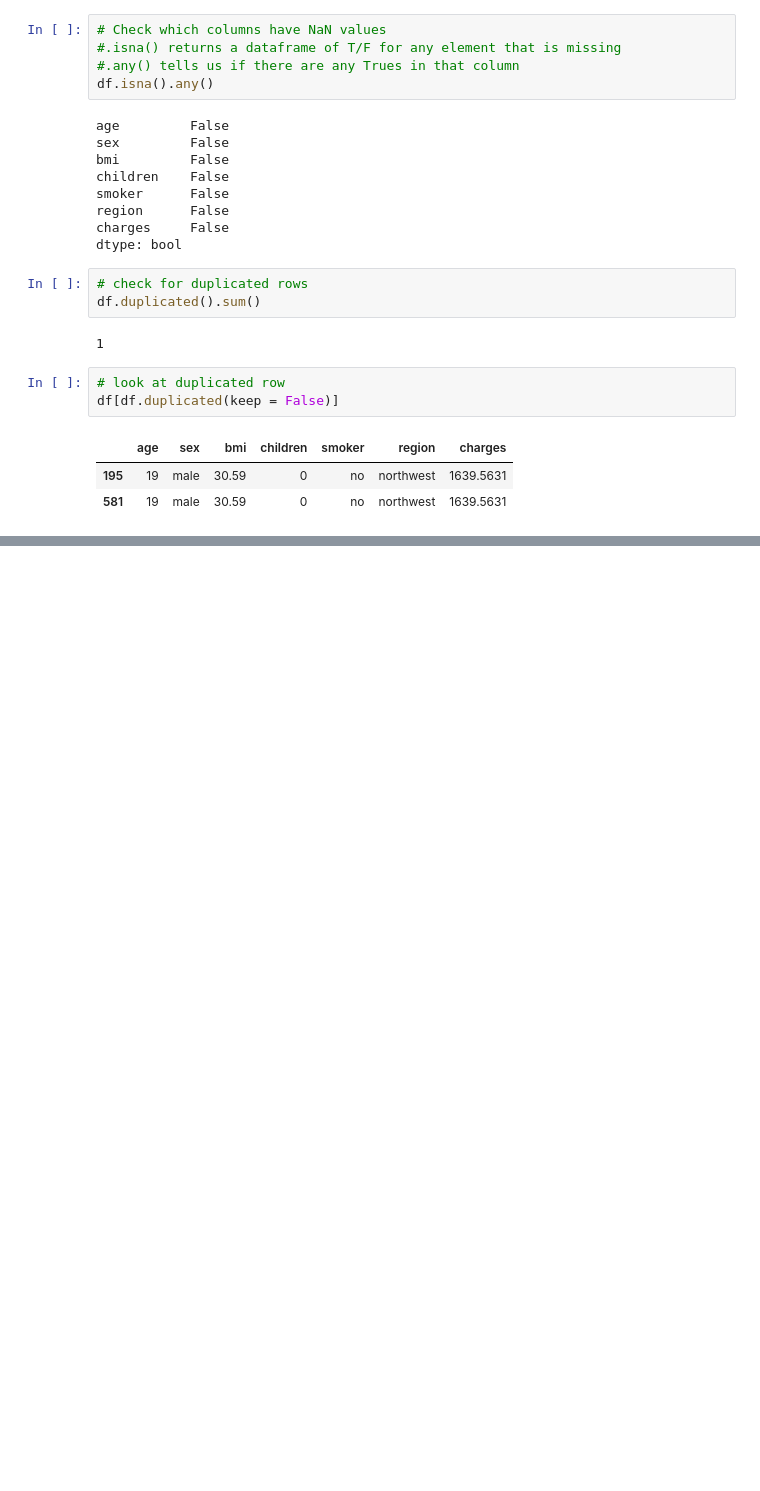
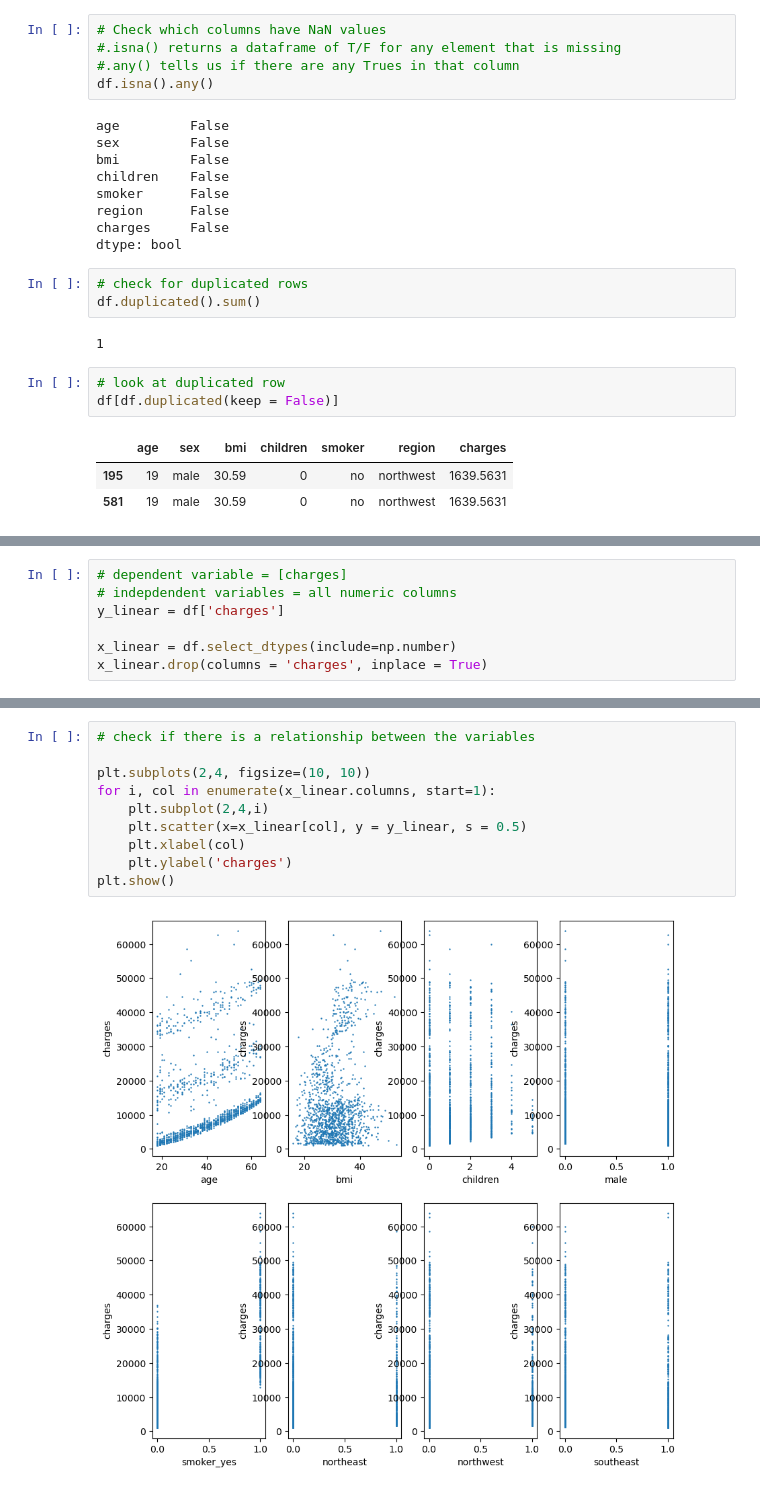
Before and after one commit to ntran119/data_projects, a Jupyter notebook: LinearRegression_PredictingMedicalCosts.ipynb, the cells around one changed output, grey strips where cells are left out. Saved outputs shown, nothing was run; the diff lists cells and outputs as text; blank space fills up the shorter version.

```diff
--- a/LinearRegression_PredictingMedicalCosts.ipynb
+++ b/LinearRegression_PredictingMedicalCosts.ipynb
@@ -94,0 +228,7 @@ df[df.duplicated(keep = False)]
+# %%
+# dependent variable = [charges]
+# indepdendent variables = all numeric columns
+y_linear = df['charges']
+
+x_linear = df.select_dtypes(include=np.number)
+x_linear.drop(columns = 'charges', inplace = True)
@@ -94,0 +253,12 @@ df[df.duplicated(keep = False)]
+# %%
+# check if there is a relationship between the variables
+
+plt.subplots(2,4, figsize=(10, 10))
+for i, col in enumerate(x_linear.columns, start=1):
+    plt.subplot(2,4,i)
+    plt.scatter(x=x_linear[col], y = y_linear, s = 0.5)
+    plt.xlabel(col)
+    plt.ylabel('charges')
+plt.show()
+# %% [output]
+[figure, added]
```
Also changed, not shown: parts of 28 cells of this notebook.
